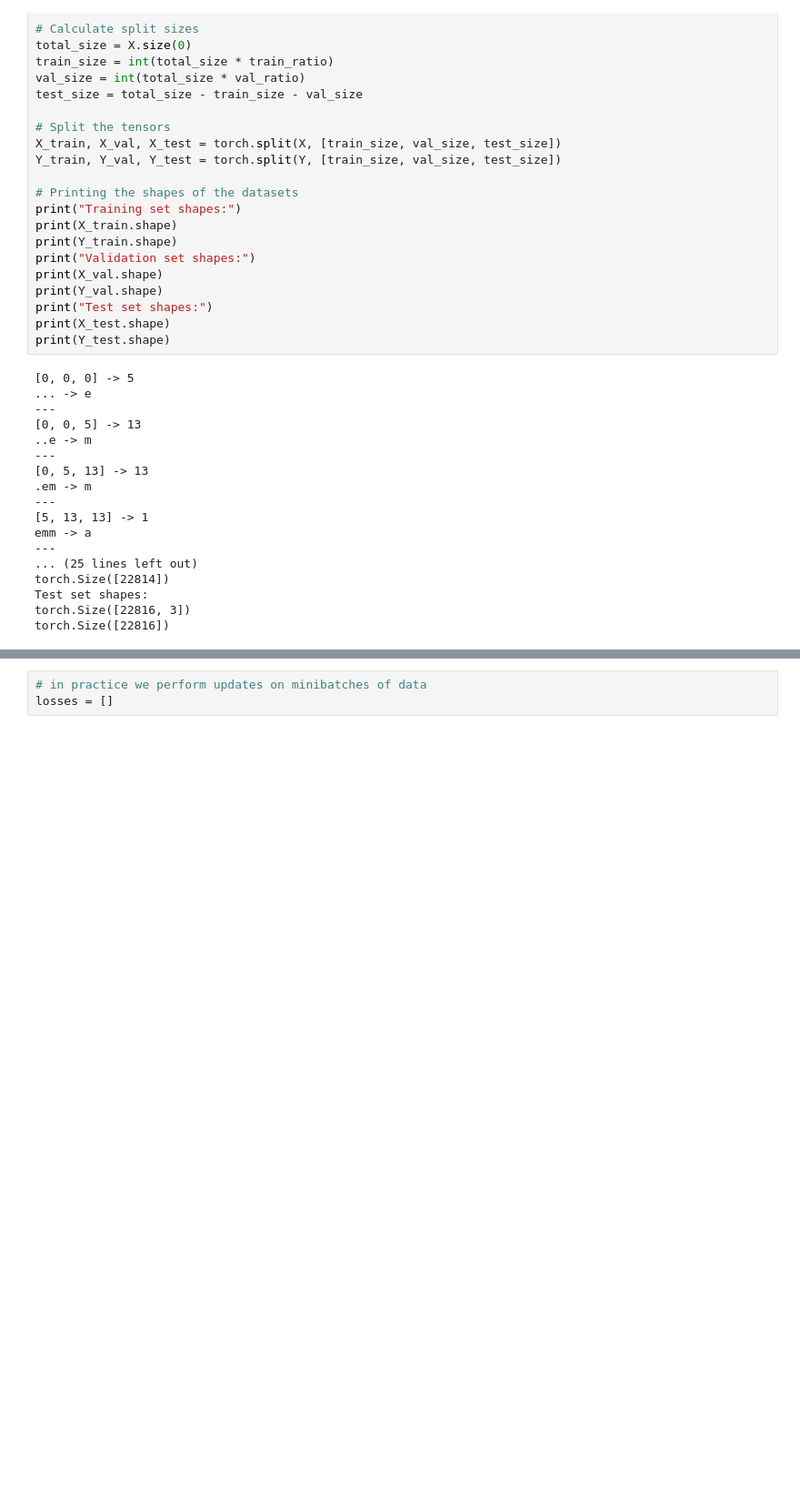
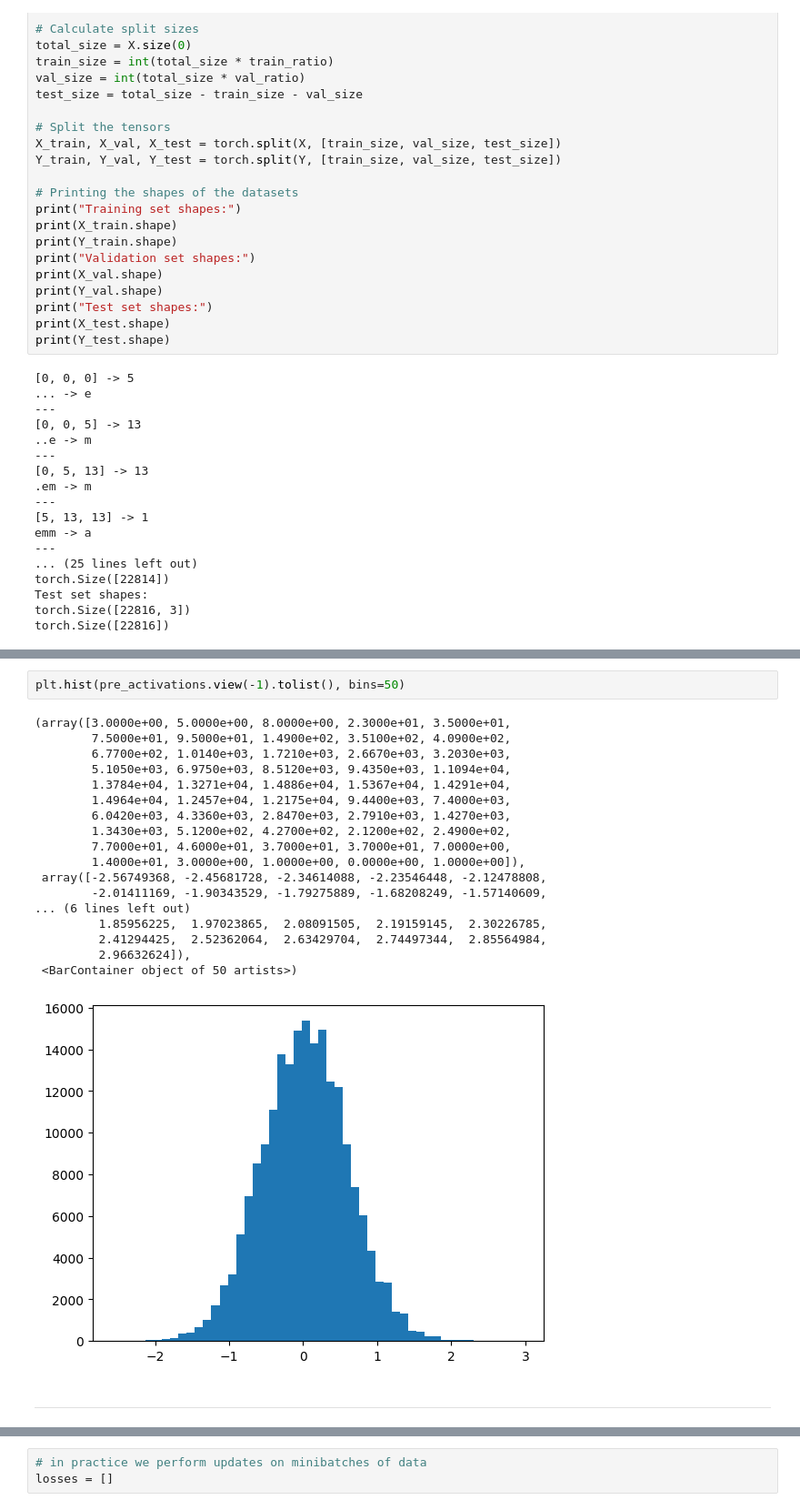
Before and after one commit to shane-kercheval/makemore, a Jupyter notebook: part_2_3_my_code.ipynb, the cells around one changed output, grey strips where cells are left out. Shown: that part at 91% size. Saved outputs shown, nothing was run; the diff lists cells and outputs as text; blank space fills up the shorter version.

```diff
--- a/part_2_3_my_code.ipynb
+++ b/part_2_3_my_code.ipynb
@@ -546,0 +621,23 @@ for p in parameters:
+# %%
+plt.hist(pre_activations.view(-1).tolist(), bins=50)
+# %% [output]
+(array([3.0000e+00, 5.0000e+00, 8.0000e+00, 2.3000e+01, 3.5000e+01,
+        7.5000e+01, 9.5000e+01, 1.4900e+02, 3.5100e+02, 4.0900e+02,
+        6.7700e+02, 1.0140e+03, 1.7210e+03, 2.6670e+03, 3.2030e+03,
+        5.1050e+03, 6.9750e+03, 8.5120e+03, 9.4350e+03, 1.1094e+04,
+        1.3784e+04, 1.3271e+04, 1.4886e+04, 1.5367e+04, 1.4291e+04,
+        1.4964e+04, 1.2457e+04, 1.2175e+04, 9.4400e+03, 7.4000e+03,
+        6.0420e+03, 4.3360e+03, 2.8470e+03, 2.7910e+03, 1.4270e+03,
+        1.3430e+03, 5.1200e+02, 4.2700e+02, 2.1200e+02, 2.4900e+02,
+        7.7000e+01, 4.6000e+01, 3.7000e+01, 3.7000e+01, 7.0000e+00,
+        1.4000e+01, 3.0000e+00, 1.0000e+00, 0.0000e+00, 1.0000e+00]),
+ array([-2.56749368, -2.45681728, -2.34614088, -2.23546448, -2.12478808,
+        -2.01411169, -1.90343529, -1.79275889, -1.68208249, -1.57140609,
+... (6 lines left out)
+         1.85956225,  1.97023865,  2.08091505,  2.19159145,  2.30226785,
+         2.41294425,  2.52362064,  2.63429704,  2.74497344,  2.85564984,
+         2.96632624]),
+ <BarContainer object of 50 artists>)
+[figure, added]
+# %% [markdown]
+---
```
Also changed, not shown: parts of 22 cells of this notebook.
